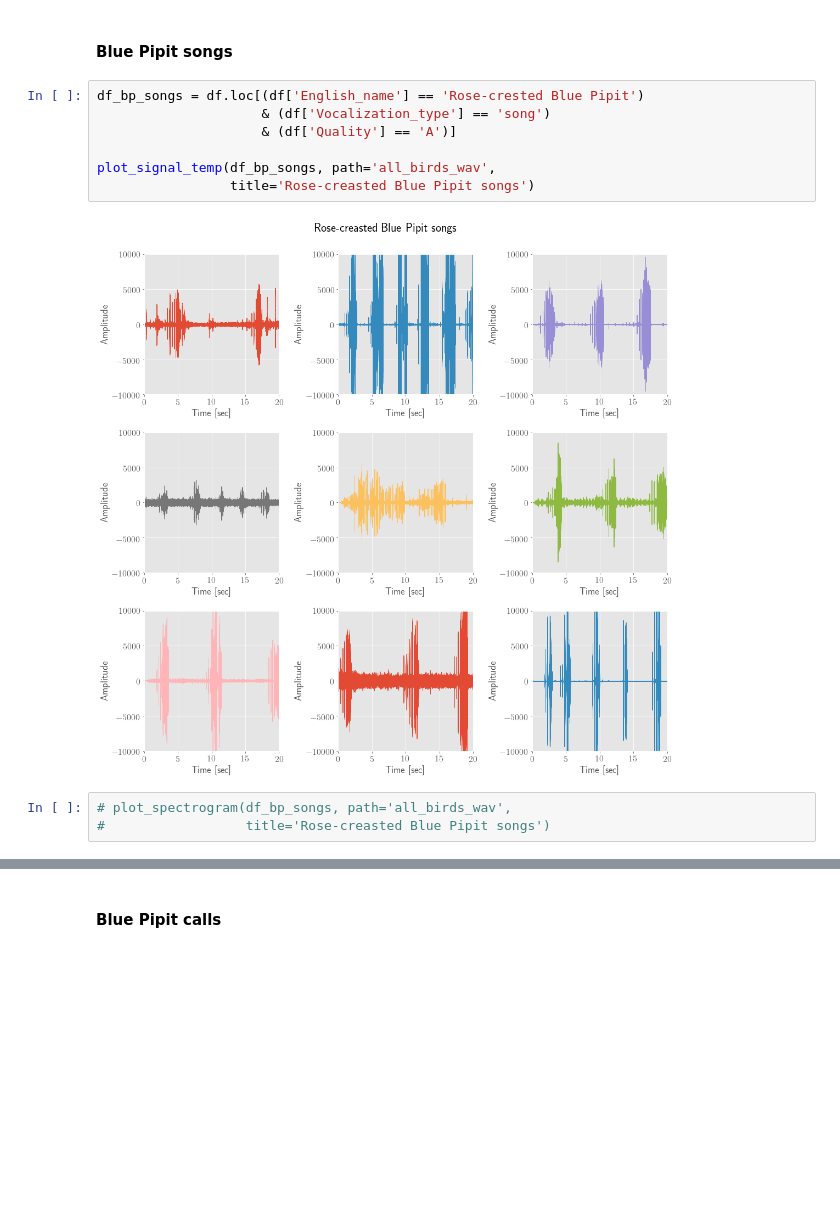
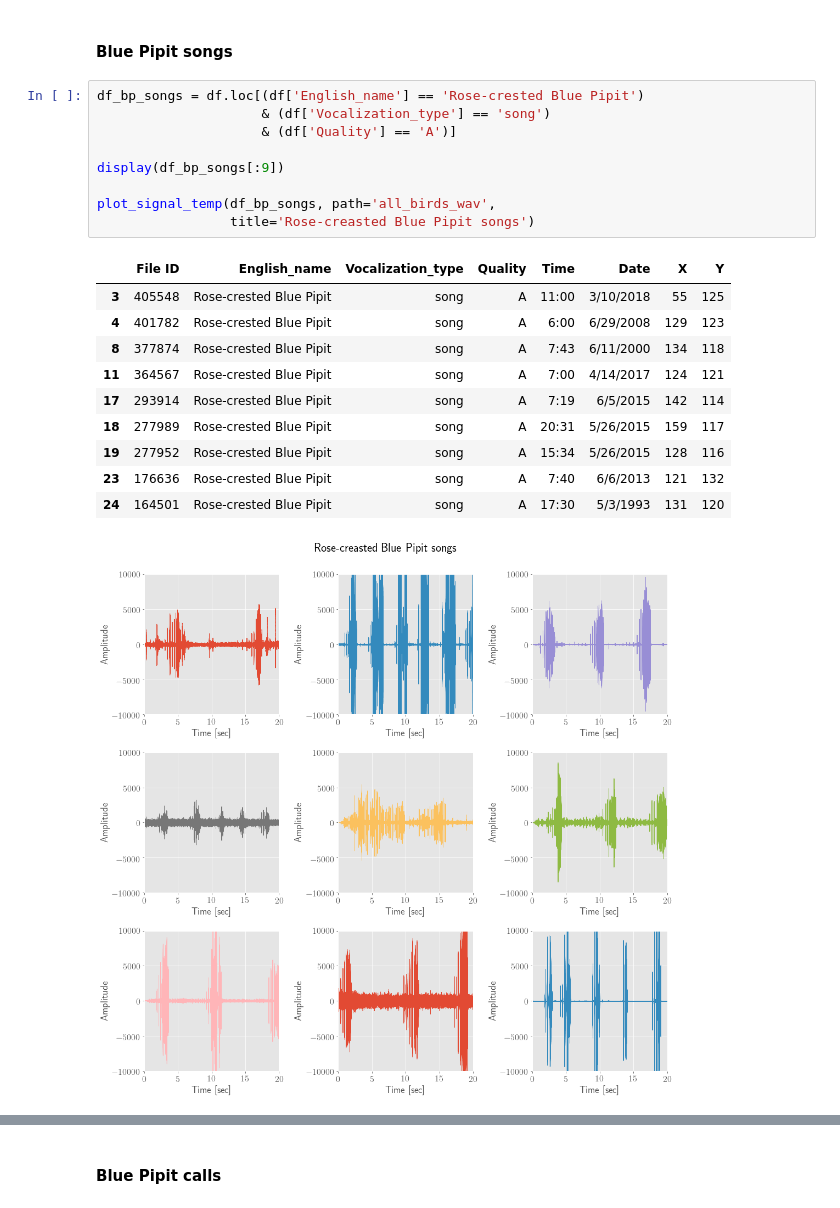
Before and after one commit to guillaumefrd/vast-challenge-2018-mc1, a Jupyter notebook: birds_sound_visualizations.ipynb, the cells around one changed output, grey strips where cells are left out. Saved outputs shown, nothing was run; the diff lists cells and outputs as text; blank space fills up the shorter version.

```diff
--- a/birds_sound_visualizations.ipynb
+++ b/birds_sound_visualizations.ipynb
@@ -184,13 +187,22 @@ def plot_spectrogram(df, path, title):
 # %%
 df_bp_songs = df.loc[(df['English_name'] == 'Rose-crested Blue Pipit')
                      & (df['Vocalization_type'] == 'song')
                      & (df['Quality'] == 'A')]
 
+display(df_bp_songs[:9])
+
 plot_signal_temp(df_bp_songs, path='all_birds_wav',
                  title='Rose-creasted Blue Pipit songs')
 # %% [output]
+|  | File ID | English_name | Vocalization_type | Quality | Time | Date | X | Y |
+| 3 | 405548 | Rose-crested Blue Pipit | song | A | 11:00 | 3/10/2018 | 55 | 125 |
+| 4 | 401782 | Rose-crested Blue Pipit | song | A | 6:00 | 6/29/2008 | 129 | 123 |
+| 8 | 377874 | Rose-crested Blue Pipit | song | A | 7:43 | 6/11/2000 | 134 | 118 |
+| 11 | 364567 | Rose-crested Blue Pipit | song | A | 7:00 | 4/14/2017 | 124 | 121 |
+| 17 | 293914 | Rose-crested Blue Pipit | song | A | 7:19 | 6/5/2015 | 142 | 114 |
+| 18 | 277989 | Rose-crested Blue Pipit | song | A | 20:31 | 5/26/2015 | 159 | 117 |
+| 19 | 277952 | Rose-crested Blue Pipit | song | A | 15:34 | 5/26/2015 | 128 | 116 |
+| 23 | 176636 | Rose-crested Blue Pipit | song | A | 7:40 | 6/6/2013 | 121 | 132 |
+| 24 | 164501 | Rose-crested Blue Pipit | song | A | 17:30 | 5/3/1993 | 131 | 120 |
 [figure]
-# %%
-# plot_spectrogram(df_bp_songs, path='all_birds_wav',
-#                  title='Rose-creasted Blue Pipit songs')
 # %% [markdown]
```
Also changed, not shown: parts of 13 cells of this notebook.
